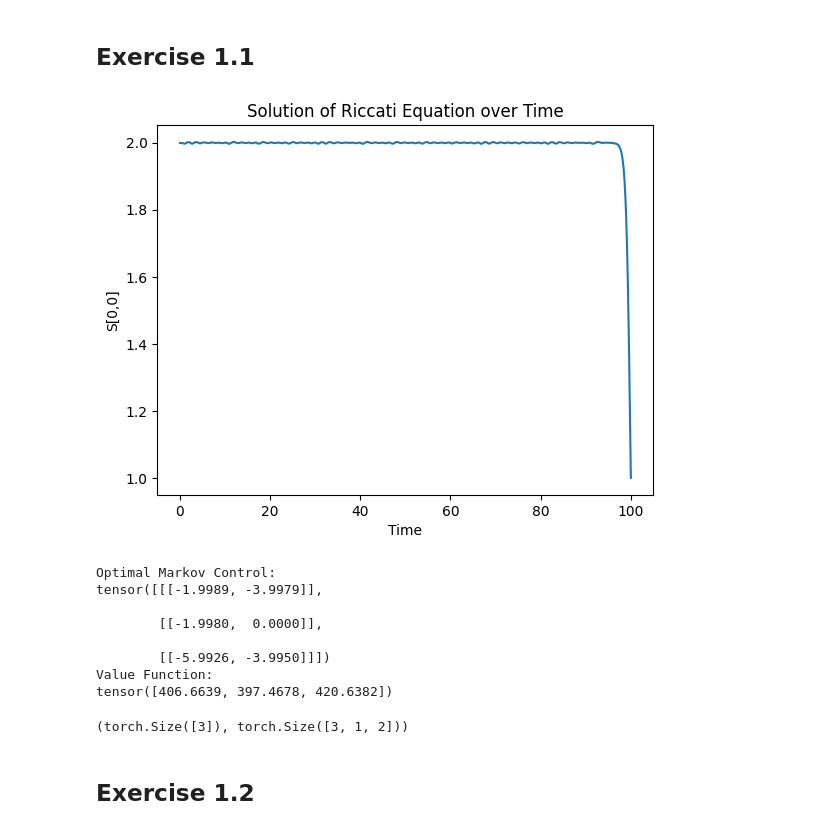
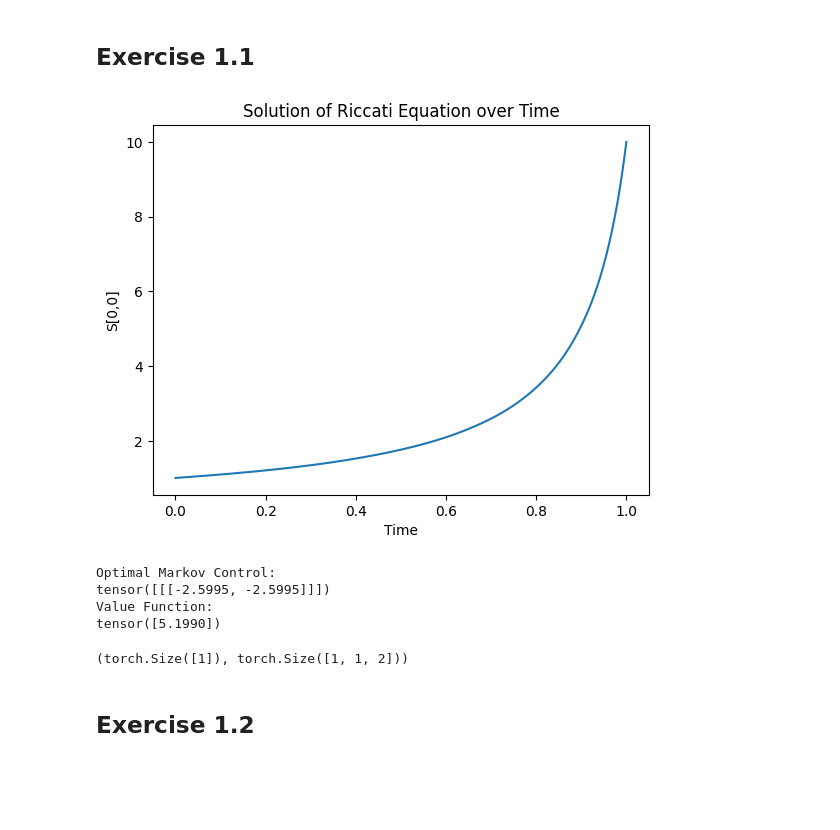
Before and after one commit to fmcknight/SCDAA, a Jupyter notebook: report.ipynb, the cells around one changed output. Cells and saved outputs as stored; diff of their text form; code cells hidden in the pictures; blank space fills up the shorter version.

```diff
--- a/report.ipynb
+++ b/report.ipynb
@@ -103,66 +103,73 @@ class LQR:
 # %%
 # Example Usage:
 # Define problem matrices
-H = torch.tensor([[1, 0], [0, 1]], dtype=torch.float32)
+# H = torch.tensor([[1, 0], [0, 1]], dtype=torch.float32)
+# M = torch.tensor([[1, 0], [0, 1]], dtype=torch.float32)
+# D = torch.tensor([[1, 0], [0, 1]], dtype=torch.float32)
+# C = torch.tensor([[0, 0], [0, 0]], dtype=torch.float32)
+# R = torch.tensor([[1, 0], [0, 1]], dtype=torch.float32)
+# sigma = torch.tensor([[1, 0], [0, 1]], dtype=torch.float32)
+# T = torch.tensor(100, dtype=torch.float32)
+
+#Initial Conditions
+H = torch.tensor([[1, 0], [0, 1]], dtype=torch.float32)*0.1
 M = torch.tensor([[1, 0], [0, 1]], dtype=torch.float32)
+sigma = torch.tensor([[1, 0], [0, 1]], dtype=torch.float32)*0.001
 D = torch.tensor([[1, 0], [0, 1]], dtype=torch.float32)
-C = torch.tensor([[0, 0], [0, 0]], dtype=torch.float32)
-R = torch.tensor([[1, 0], [0, 1]], dtype=torch.float32)
-sigma = torch.tensor([[1, 0], [0, 1]], dtype=torch.float32)
-T = torch.tensor(100, dtype=torch.float32)
+T = torch.tensor(1.0, dtype=torch.float32)
+x0 = torch.tensor([1, 1], dtype=torch.float32)
+t=torch.tensor(0.7, dtype=torch.float32)
+C = torch.tensor([[1, 0], [0, 1]], dtype=torch.float32)*0
+R = torch.tensor([[1, 0], [0, 1]], dtype=torch.float32)*10
 
 # Initialize LQRController
 # controller = LQRController(H, M, D, C, R, T)
 
 # Define time grid
 time_grid = torch.linspace(0, T, 10000)
 
 lqr_system = LQR(H, M, sigma, C, D, R, T)
 S_solution = lqr_system.solve_ricatti_ode(time_grid)
 S_sol_v2 = S_solution.T.reshape(len(time_grid),2,2)
 S_sol_ordered =torch.flip(S_sol_v2,dims=[0])
 lqr_system.visualize_results(torch.flip(time_grid, [0]), S_solution)
 
-# Create sample input tensors
-t_batch = torch.tensor([0.5, 0.8, 1.0], dtype=torch.float32)  # Sample time values
+# # Create sample input tensors
+# t_batch = torch.tensor([0.5, 0.8, 1.0], dtype=torch.float32)  # Sample time values
+# x_batch = torch.tensor([
+#     [[1.0, 2.0]],
+#     [[1.0, 0.0]],
+#     [[3.0, 2.0]]
+# ], dtype=torch.float32)  # Sample spatial values
+
+t_batch = torch.tensor([0.7], dtype=torch.float32)  # Sample time values
 x_batch = torch.tensor([
-    [[1.0, 2.0]],
-    [[1.0, 0.0]],
-    [[3.0, 2.0]]
+    [[1.0, 1.0]]
 ], dtype=torch.float32)  # Sample spatial values
-
-# t_batch = torch.tensor([0.7], dtype=torch.float32)  # Sample time values
-# x_batch = torch.tensor([
-#     [[1.0, 1.0]]
-# ], dtype=torch.float32)  # Sample spatial values
 
 # Compute the markov control
 markov_control = lqr_system.markov_control(t_batch, x_batch)
 
 # Print the computed value function
 print("Optimal Markov Control:")
 print(markov_control)
 
 # Compute the value function
 value_func = lqr_system.value_function(t_batch, x_batch)
 
 # Print the computed value function
 print("Value Function:")
 print(value_func)
 # %% [output]
-[figure, old version]
+[figure, new version]
 Optimal Markov Control:
-tensor([[[-1.9989, -3.9979]],
-
-        [[-1.9980,  0.0000]],
-
-        [[-5.9926, -3.9950]]])
+tensor([[[-2.5995, -2.5995]]])
 Value Function:
-tensor([406.6639, 397.4678, 420.6382])
+tensor([5.1990])
 # %%
 t_batch.shape, x_batch.shape
 # %% [output]
-(torch.Size([3]), torch.Size([3, 1, 2]))
+(torch.Size([1]), torch.Size([1, 1, 2]))
 # %% [markdown]
 ## Exercise 1.2
 # %% [markdown]
```
Also changed, not shown: parts of 6 cells of this notebook.
